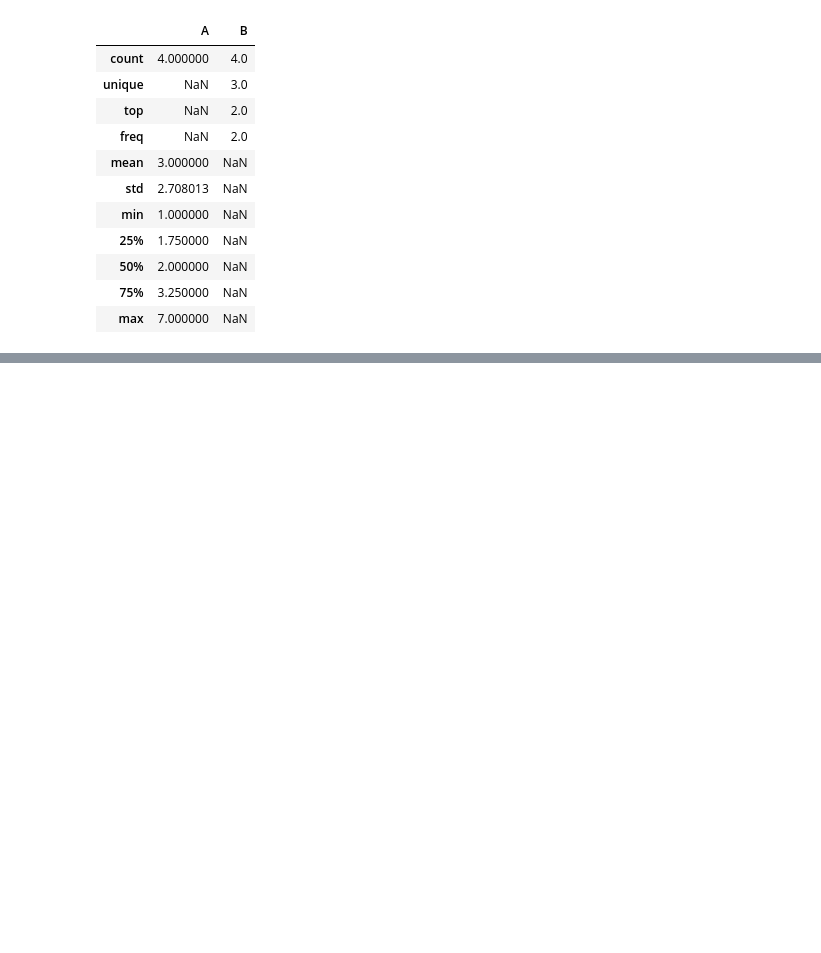
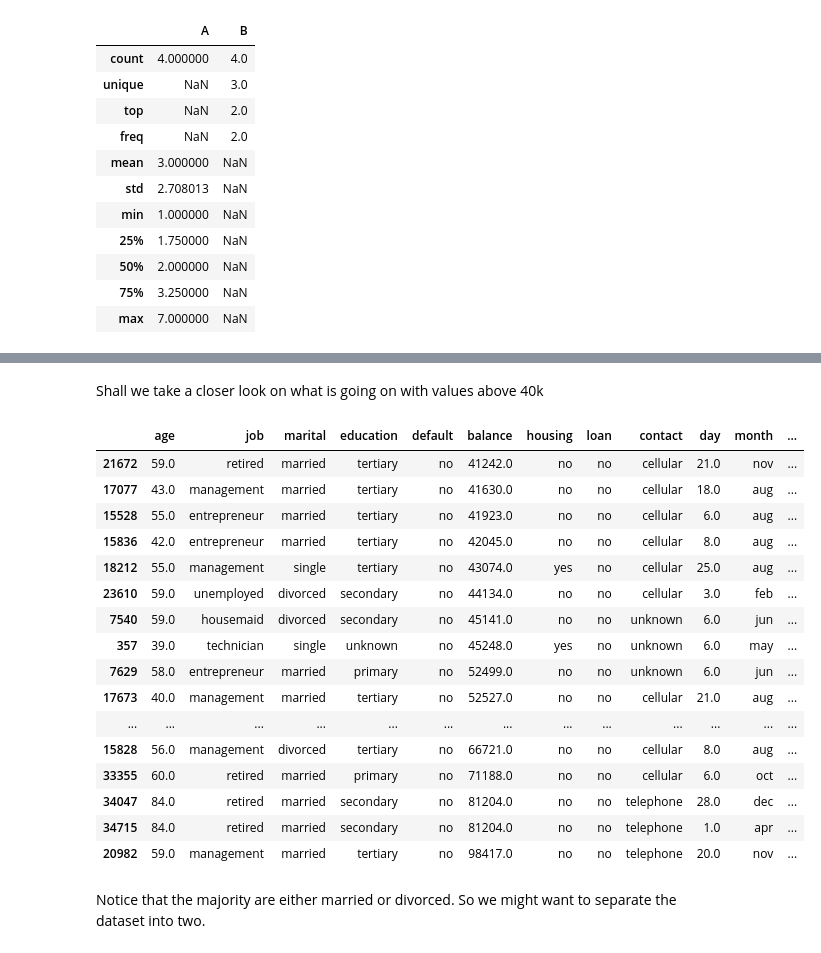
Before and after one commit to artemii-yanushevskyi/Data-Mining-Coursework, a Jupyter notebook: Data Mining Notes.ipynb, the cells around one changed output, grey strips where cells are left out. Cells and saved outputs as stored; diff of their text form; code cells hidden in the pictures; blank space fills up the shorter version.

```diff
--- a/Data Mining Notes.ipynb
+++ b/Data Mining Notes.ipynb
@@ -42,0 +120,24 @@ display(df, df.describe(include='all'))
+# %% [markdown]
+Shall we take a closer look on what is going on with values above 40k
+# %%
+df[df.balance > 40000].sort_values('balance')
+# %% [output]
+|  | age | job | marital | education | default | balance | housing | loan | contact | day | month | ... |
+| 21672 | 59.0 | retired | married | tertiary | no | 41242.0 | no | no | cellular | 21.0 | nov | ... |
+| 17077 | 43.0 | management | married | tertiary | no | 41630.0 | no | no | cellular | 18.0 | aug | ... |
+| 15528 | 55.0 | entrepreneur | married | tertiary | no | 41923.0 | no | no | cellular | 6.0 | aug | ... |
+| 15836 | 42.0 | entrepreneur | married | tertiary | no | 42045.0 | no | no | cellular | 8.0 | aug | ... |
+| 18212 | 55.0 | management | single | tertiary | no | 43074.0 | yes | no | cellular | 25.0 | aug | ... |
+| 23610 | 59.0 | unemployed | divorced | secondary | no | 44134.0 | no | no | cellular | 3.0 | feb | ... |
+| 7540 | 59.0 | housemaid | divorced | secondary | no | 45141.0 | no | no | unknown | 6.0 | jun | ... |
+| 357 | 39.0 | technician | single | unknown | no | 45248.0 | yes | no | unknown | 6.0 | may | ... |
+| 7629 | 58.0 | entrepreneur | married | primary | no | 52499.0 | no | no | unknown | 6.0 | jun | ... |
+| 17673 | 40.0 | management | married | tertiary | no | 52527.0 | no | no | cellular | 21.0 | aug | ... |
+| ... | ... | ... | ... | ... | ... | ... | ... | ... | ... | ... | ... | ... |
+| 15828 | 56.0 | management | divorced | tertiary | no | 66721.0 | no | no | cellular | 8.0 | aug | ... |
+| 33355 | 60.0 | retired | married | primary | no | 71188.0 | no | no | cellular | 6.0 | oct | ... |
+| 34047 | 84.0 | retired | married | secondary | no | 81204.0 | no | no | telephone | 28.0 | dec | ... |
+| 34715 | 84.0 | retired | married | secondary | no | 81204.0 | no | no | telephone | 1.0 | apr | ... |
+| 20982 | 59.0 | management | married | tertiary | no | 98417.0 | no | no | telephone | 20.0 | nov | ... |
+# %% [markdown]
+Notice that the majority are either married or divorced. So we might want to separate the dataset into two.
```
Also changed, not shown: parts of 13 cells of this notebook.
